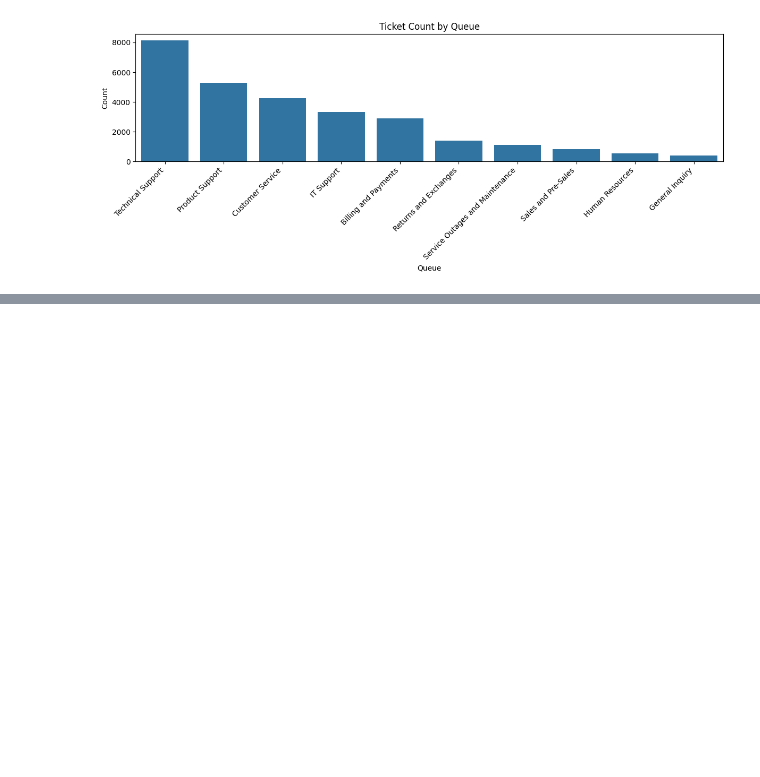
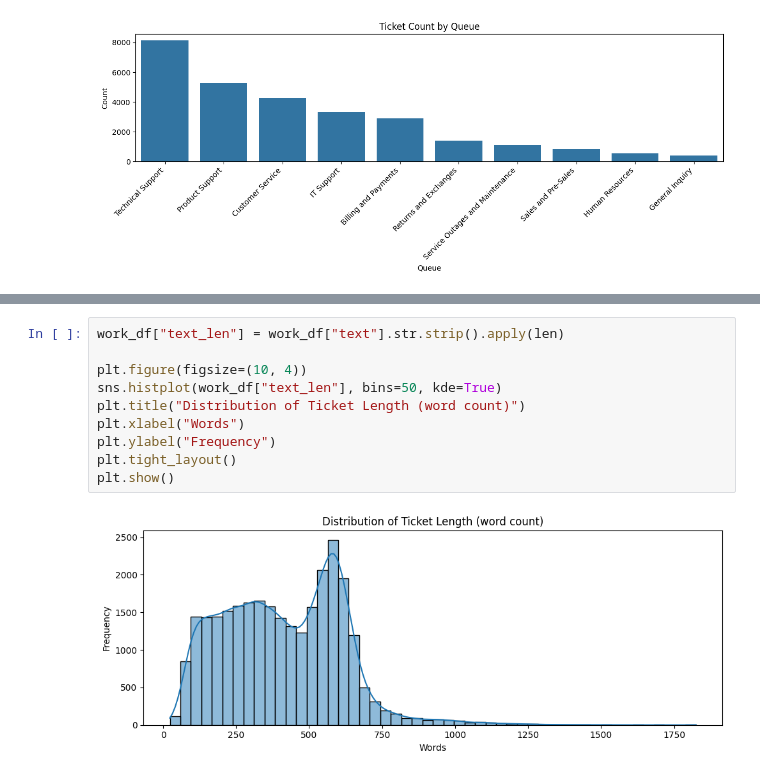
Before and after one commit to mdmohsin212/Kaggle-competitions, a Jupyter notebook: Support Ticket Intelligence/notebook/support_ticket.ipynb, the cells around one changed output, grey strips where cells are left out. Drawn from its saved outputs; the diff is of its cells as text; blank space fills up the shorter version.

```diff
--- a/Support Ticket Intelligence/notebook/support_ticket.ipynb
+++ b/Support Ticket Intelligence/notebook/support_ticket.ipynb
@@ -216,0 +229,12 @@ plt.show()
+# %%
+work_df["text_len"] = work_df["text"].str.strip().apply(len)
+
+plt.figure(figsize=(10, 4))
+sns.histplot(work_df["text_len"], bins=50, kde=True)
+plt.title("Distribution of Ticket Length (word count)")
+plt.xlabel("Words")
+plt.ylabel("Frequency")
+plt.tight_layout()
+plt.show()
+# %% [output]
+[figure, added]
```
Also changed, not shown: parts of 1 cell of this notebook.
